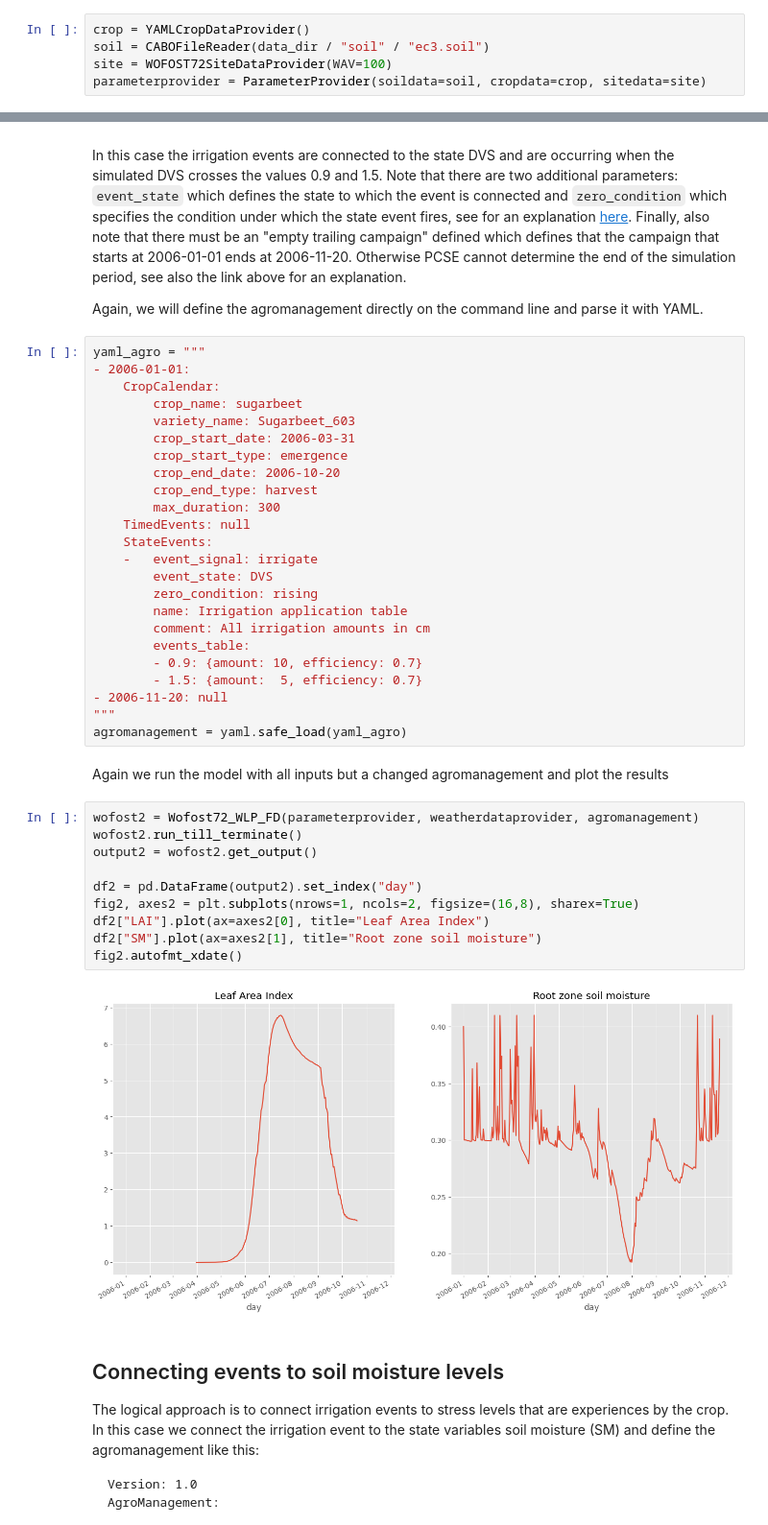
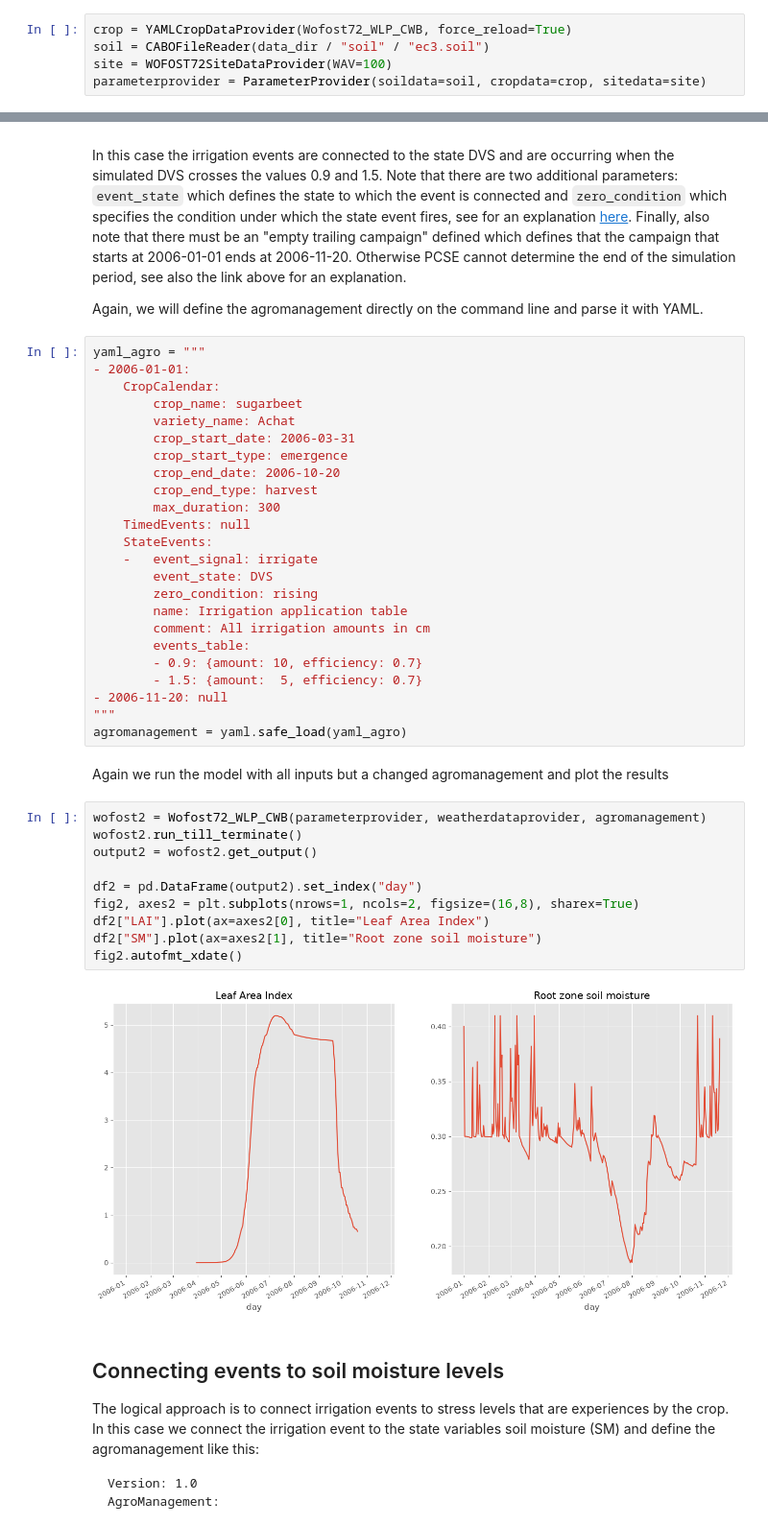
Before and after one commit to ajwdewit/pcse_notebooks, a Jupyter notebook: 06 Advanced agromanagement with PCSE.ipynb, the cells around one changed output, grey strips where cells are left out. Shown at 96% size. Saved outputs shown, nothing was run; the diff lists cells and outputs as text.

Commit message:
Updated the notebooks based on issues from GH
- Issues from github were taken into account
- many changes related to renaming modules in pcse 6.X
- YAMLCropDataProvider now always forces a reload.

```diff
--- a/06 Advanced agromanagement with PCSE.ipynb
+++ b/06 Advanced agromanagement with PCSE.ipynb
@@ -58,7 +58,7 @@ In this example, we will derive the model parameters from different sources. Fir
 
 However, PCSE models expect a single set of parameters and therefore they need to be combined using the `ParameterProvider`:
 # %%
-crop = YAMLCropDataProvider()
+crop = YAMLCropDataProvider(Wofost72_WLP_CWB, force_reload=True)
 soil = CABOFileReader(data_dir / "soil" / "ec3.soil")
 site = WOFOST72SiteDataProvider(WAV=100)
 parameterprovider = ParameterProvider(soildata=soil, cropdata=crop, sitedata=site)
@@ -216,7 +216,7 @@ yaml_agro = """
 - 2006-01-01:
     CropCalendar:
         crop_name: sugarbeet
-        variety_name: Sugarbeet_603
+        variety_name: Achat
         crop_start_date: 2006-03-31
         crop_start_type: emergence
         crop_end_date: 2006-10-20
@@ -238,17 +238,17 @@ agromanagement = yaml.safe_load(yaml_agro)
 # %% [markdown]
 Again we run the model with all inputs but a changed agromanagement and plot the results
 # %%
-wofost2 = Wofost72_WLP_FD(parameterprovider, weatherdataprovider, agromanagement)
+wofost2 = Wofost72_WLP_CWB(parameterprovider, weatherdataprovider, agromanagement)
 wofost2.run_till_terminate()
 output2 = wofost2.get_output()
 
 df2 = pd.DataFrame(output2).set_index("day")
 fig2, axes2 = plt.subplots(nrows=1, ncols=2, figsize=(16,8), sharex=True)
 df2["LAI"].plot(ax=axes2[0], title="Leaf Area Index")
 df2["SM"].plot(ax=axes2[1], title="Root zone soil moisture")
 fig2.autofmt_xdate()
 # %% [output]
-[figure, old version]
+[figure, new version]
 # %% [markdown]
 ## Connecting  events to soil moisture levels
 
```
Also changed, not shown: parts of 12 cells of this notebook, 17 other files.
